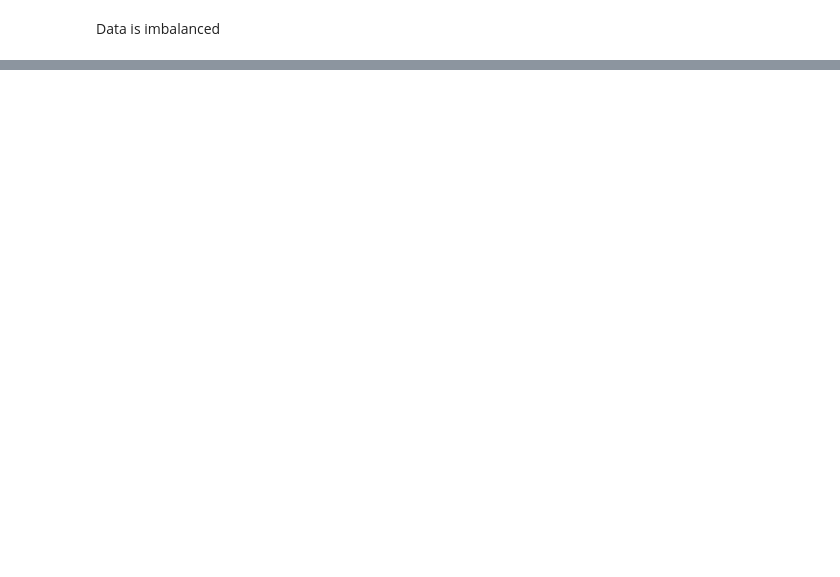
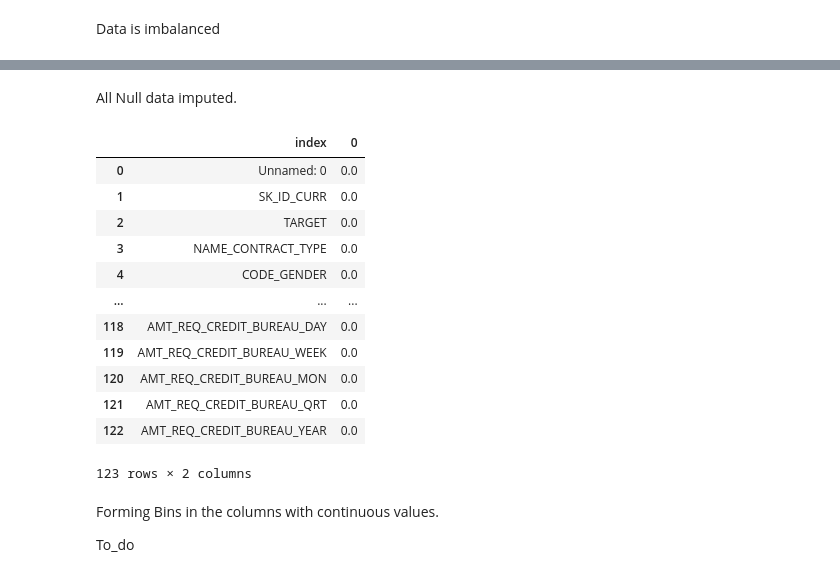
Before and after one commit to yadneshkhairnar194/Home-Credit-Default-Risk, a Jupyter notebook: Home_Credit_Default_Risk.ipynb, the cells around one changed output, grey strips where cells are left out. Drawn from its saved outputs; the diff is of its cells as text; code cells hidden in the pictures; blank space fills up the shorter version.

```diff
--- a/Home_Credit_Default_Risk.ipynb
+++ b/Home_Credit_Default_Risk.ipynb
@@ -567,0 +223,36 @@ plot_bar_gen('NAME_CLIENT_TYPE',application_prev_train)
+# %%
+#@title Imputation of 6 String columns with "Unknown"
+
+string_null_columns = [
+  'FONDKAPREMONT_MODE',
+	'WALLSMATERIAL_MODE',
+	'HOUSETYPE_MODE',
+	'EMERGENCYSTATE_MODE',
+	'OCCUPATION_TYPE',
+	'NAME_TYPE_SUITE'
+]
+
+for x in string_null_columns:
+  application_train_25k[x] = application_train_25k[x].fillna("Unknown")
+# %% [markdown]
+All Null data imputed.
+# %%
+pd.DataFrame((application_train_25k.isnull().sum())*100/application_train_25k.shape[0]).reset_index()
+# %% [output]
+|  | index | 0 |
+| 0 | Unnamed: 0 | 0.0 |
+| 1 | SK_ID_CURR | 0.0 |
+| 2 | TARGET | 0.0 |
+| 3 | NAME_CONTRACT_TYPE | 0.0 |
+| 4 | CODE_GENDER | 0.0 |
+| ... | ... | ... |
+| 118 | AMT_REQ_CREDIT_BUREAU_DAY | 0.0 |
+| 119 | AMT_REQ_CREDIT_BUREAU_WEEK | 0.0 |
+| 120 | AMT_REQ_CREDIT_BUREAU_MON | 0.0 |
+| 121 | AMT_REQ_CREDIT_BUREAU_QRT | 0.0 |
+| 122 | AMT_REQ_CREDIT_BUREAU_YEAR | 0.0 |
+123 rows × 2 columns
+# %% [markdown]
+Forming Bins in the columns with continuous values.
+
+To_do
```
Also changed, not shown: parts of 71 cells of this notebook, 2 other files.
